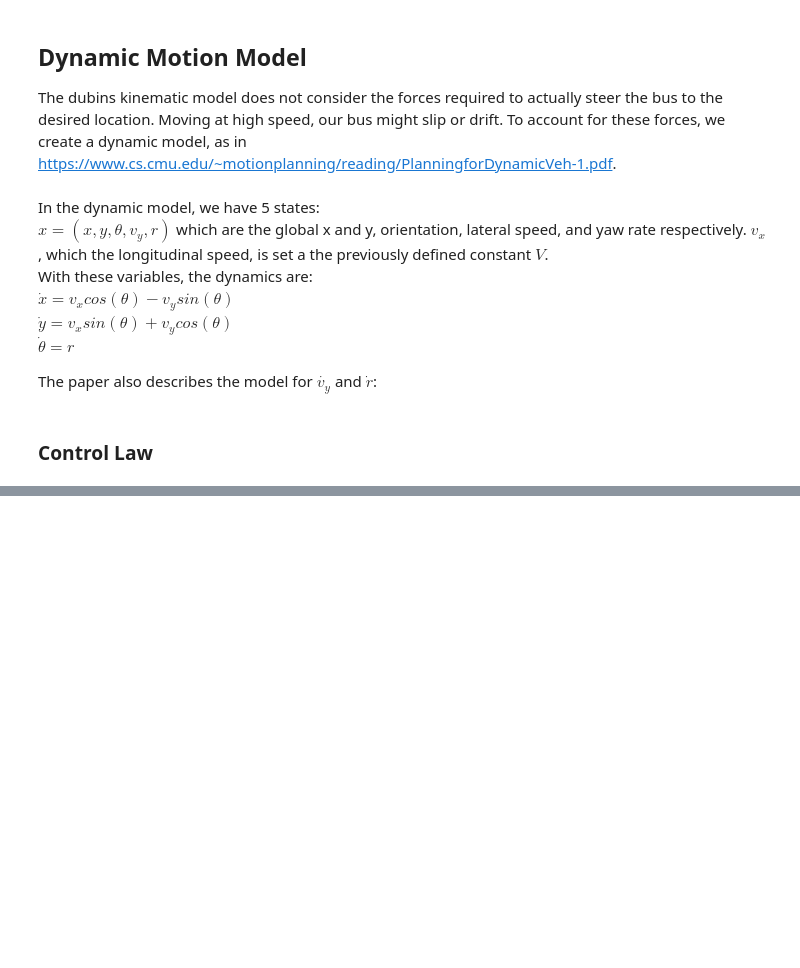
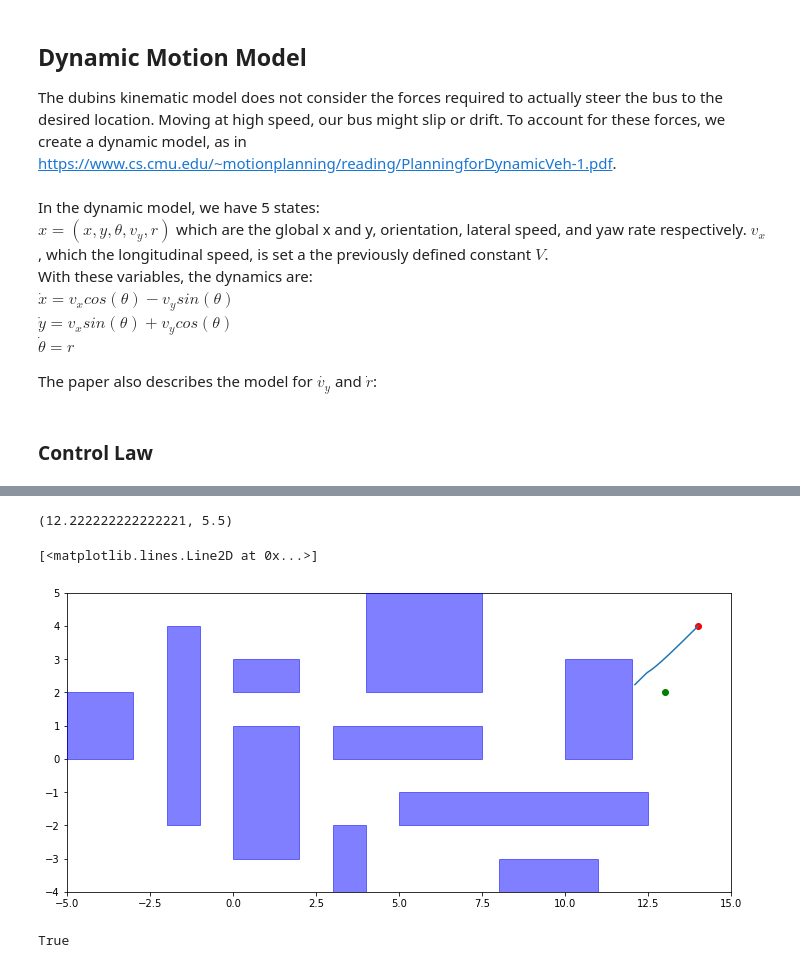
Before and after one commit to ersolog/6.877-16.413, a Jupyter notebook: code.ipynb, the cells around one changed output, grey strips where cells are left out. Saved outputs shown, nothing was run; the diff lists cells and outputs as text; code cells hidden in the pictures; blank space fills up the shorter version.

Commit message:
working on dynamics

```diff
--- a/code.ipynb
+++ b/code.ipynb
@@ -666,0 +737,5 @@ def simulate(state, goalState, environment, epsilon=0.1):
+# %%
+bus = DynamicBus()
+startState = (14,4,5*np.pi/4,0,0)
+goalState = (14, 0)
+path = bus.simulate(startState, goalState, realistic_env)
@@ -666,0 +760,11 @@ def simulate(state, goalState, environment, epsilon=0.1):
+# %%
+ax = plot_environment(realistic_env)
+ax.plot(startState[0],startState[1], 'ro')
+x = [i[0] for i in path]
+y = [i[1] for i in path]
+ax.plot(x,y)
+ax.plot(goalState[0], goalState[1], 'go')
+# %% [output]
+(12.222222222222221, 5.5)
+[<matplotlib.lines.Line2D at 0x...>]
+[figure, added]
@@ -666,0 +783,4 @@ def simulate(state, goalState, environment, epsilon=0.1):
+# %%
+checkNoCollision([(5,15,5*np.pi*4,0,0)], realistic_env)
+# %% [output]
+True
```
Also changed, not shown: parts of 8 cells of this notebook.
